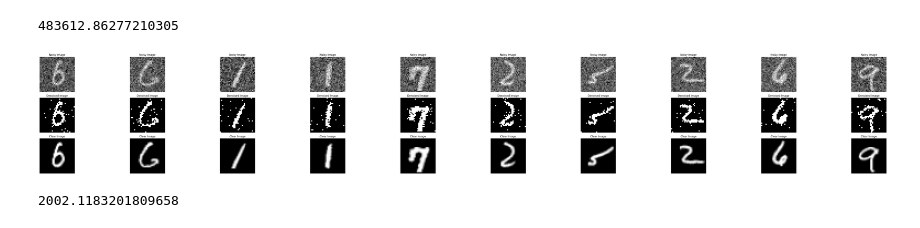
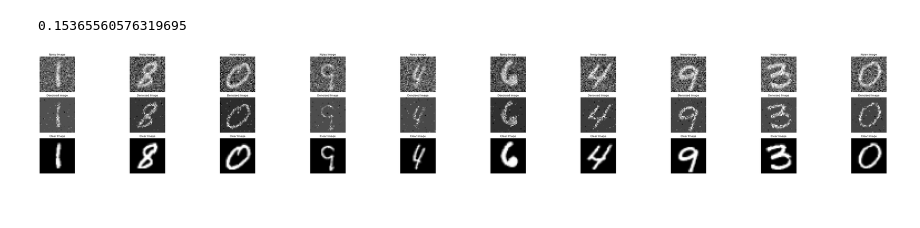
Before and after one commit to vanboven073/5LSL0, a Jupyter notebook: Week_1_ISTA.ipynb, the cells around one changed output. Saved outputs shown, nothing was run; the diff lists cells and outputs as text; code cells hidden in the pictures.

```diff
--- a/Week_1_ISTA.ipynb
+++ b/Week_1_ISTA.ipynb
@@ -13,9 +13,7 @@ import PIL
 #Bram
 #data_loc = 'D://5LSL0-Datasets' #change the datalocation to something that works for you
 #Amin
-# data_loc = 'C://Gebruikers/amin2/Documenten/School/5LSL0 - MLSignal/5LSL0/data'
-# Bram laptop
-data_loc = 'C://Users//domin//Desktop//5LSL0'
+data_loc = 'C://Users//amin2//Documents//School//5LSL0ML//5LSL0//data//Fast_MRI_Knee'
 # %%
 
 # %% dataloader for the Fast MRI dataset
@@ -55,7 +53,7 @@ def ista_denoise(batch, step_size, num_iterations, lambda_val):
     _, _, height, width = batch.shape
     denoised_list = []
     for img in batch:
-        img = img.reshape(32,32).numpy()
+        img = img.numpy()
         #signal estimator
         x = img
         #sensing matrix
@@ -63,17 +61,18 @@ def ista_denoise(batch, step_size, num_iterations, lambda_val):
         # Perform ISTA denoising
         for i in range(num_iterations):
             # Update the denoised image
-            x = x - step_size* np.transpose(A) *(np.dot(A, x)) + step_size *np.dot(A, img)
+            x = x - step_size* x + step_size * img
             x = torch.from_numpy(x)
-            x = soft_threshold(x,lambda_val * step_size)
+            x = torch.add(x,1)
+            x = soft_threshold(x,lambda_val)
+            x = torch.add(x,-1)
             x = x.numpy()
         denoised_image = x
-
         denoised_list.append(denoised_image)
     return denoised_list
 
 def soft_threshold(x, threshold):
-    return torch.sign(x) * torch.max(torch.abs(x) - threshold, torch.add(torch.zeros_like(x), 1))+1
+    return torch.sign(x) * torch.max(torch.abs(x) - threshold,torch.zeros_like(x))
 # %%
 batch_size = 10
 
@@ -84,11 +83,14 @@ train_loader, test_loader = create_dataloaders_noisy_mnist(data_loc, batch_size)
 training_set = enumerate(train_loader)
 _, (x_clean, x_noisy, labels) = next(training_set)
 
+test_set = enumerate(test_loader)
+_, (x_clean_test, x_noisy_test, labels_test) = next(test_set)
+
 # %% 1B Show results of denoising
 # Define constants
-mu = 0.00001
-K = 2000
-lambda_val = 0.4
+mu = 0.001
+K = 120
+lambda_val = 0.008
 
 # Create empty lists
 clear_images_list = []
@@ -98,20 +100,16 @@ avg_mse = 0
 
 denoised_images = ista_denoise(x_noisy, step_size=mu, num_iterations=K, lambda_val=lambda_val)
 
-for i in range(len(denoised_images)):
+
+
+for i in range(len(x_clean)):
      y = x_clean[i].reshape(32,32).numpy()
      y_pred = denoised_images[i]
      mse = np.mean((y - y_pred)**2)
      count +=1
      avg_mse += mse
-
 avg_mse /=count
 print(avg_mse)
-# %%
-# Assuming you have a list of noisy images and denoised images
-# clear_images = clear_images_list  # List of clear images (NumPy arrays)
-# denoised_images = denoised_images_list  # List of denoised images (NumPy arrays)
-# noisy_images = noisy_images_list # List of noisy images (NumPy arrays)
 
 num_images = len(denoised_images)
 
@@ -123,37 +121,32 @@ for i in range(num_images):
      noisy_images_np = x_noisy[i].squeeze()
      clear_image_np = x_clean[i].squeeze()
      denoised_image_np = denoised_images[i].squeeze()
 
 #     # Plot the denoised image in the first row of subplots
      axes[0, i].imshow(noisy_images_np, cmap='gray')
      axes[0, i].set_title('Noisy Image')
      axes[0, i].axis('off')
 
 #     # Plot the denoised image in the first row of subplots
      axes[1, i].imshow(denoised_image_np, cmap='gray')
      axes[1, i].set_title('Denoised Image')
      axes[1, i].axis('off')
 
 #     # Plot the clear image in the second row of subplots
      axes[2, i].imshow(clear_image_np, cmap='gray')
      axes[2, i].set_title('Clear Image')
      axes[2, i].axis('off')
 
 
 # Adjust the spacing between subplots
 plt.tight_layout()
 
 # Display the figure
 plt.show()
 
 # Save Figure
 
 #plt.savefig('1B_denoised_ISTA')
 # %% [output]
-483612.86277210305
+0.15365560576319695
-[figure, old version]
+[figure, new version]
-# %%
-z = denoised_images[8]
-np.max(z)
-# %% [output]
-2002.1183201809658
```
Also changed, not shown: parts of 1 cell of this notebook, 4 other files.
